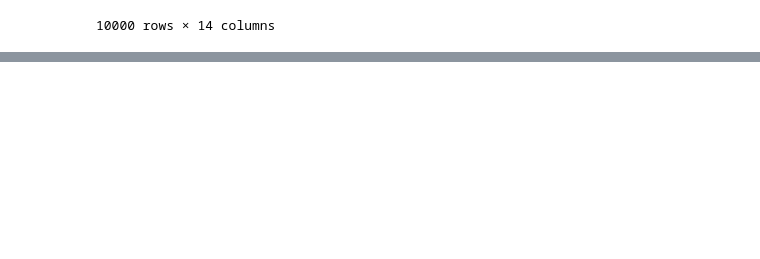
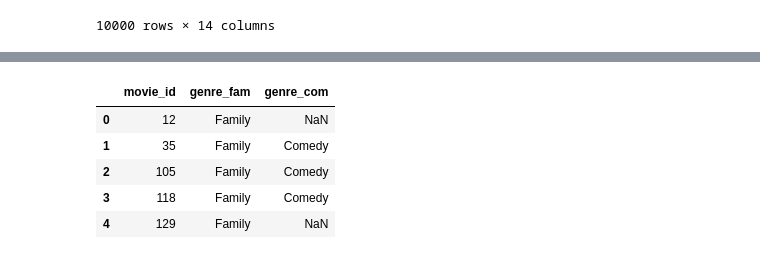
Before and after one commit to SyedaAnoosha/Data-Science-with-Python, a Jupyter notebook: Pandas Python/Joining Data/notebook.ipynb, the cells around one changed output, grey strips where cells are left out. Saved outputs shown, nothing was run; the diff lists cells and outputs as text; code cells hidden in the pictures; blank space fills up the shorter version.

```diff
--- a/Pandas Python/Joining Data/notebook.ipynb
+++ b/Pandas Python/Joining Data/notebook.ipynb
@@ -115,0 +197,4 @@ licenses_ward_census
+# %%
+m = genres["genre"]=="Comedy"
+comedy = genres[m]
+comedy.head()
@@ -115,0 +208,4 @@ licenses_ward_census
+# %%
+m = genres["genre"]=="Family"
+family = genres[m]
+family.head()
@@ -115,0 +219,10 @@ licenses_ward_census
+# %%
+family_comedy = family.merge(comedy, on="movie_id", how="outer", suffixes=("_fam","_com"))
+family_comedy.head()
+# %% [output]
+|  | movie_id | genre_fam | genre_com |
+| 0 | 12 | Family | NaN |
+| 1 | 35 | Family | Comedy |
+| 2 | 105 | Family | Comedy |
+| 3 | 118 | Family | Comedy |
+| 4 | 129 | Family | NaN |
```
Also changed, not shown: parts of 11 cells of this notebook, 5 other files.
